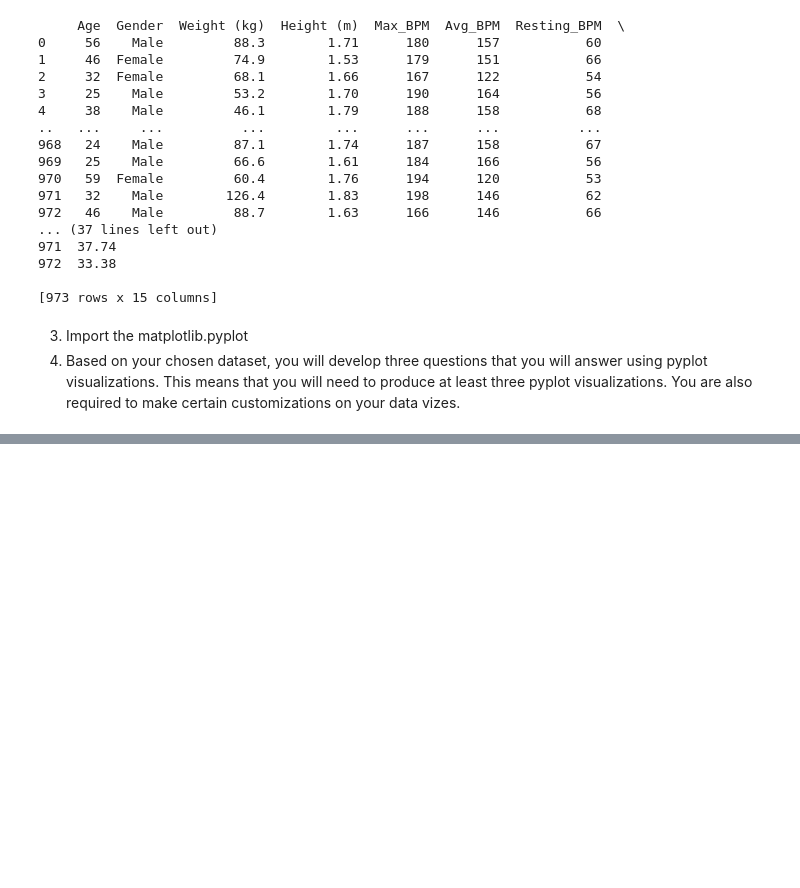
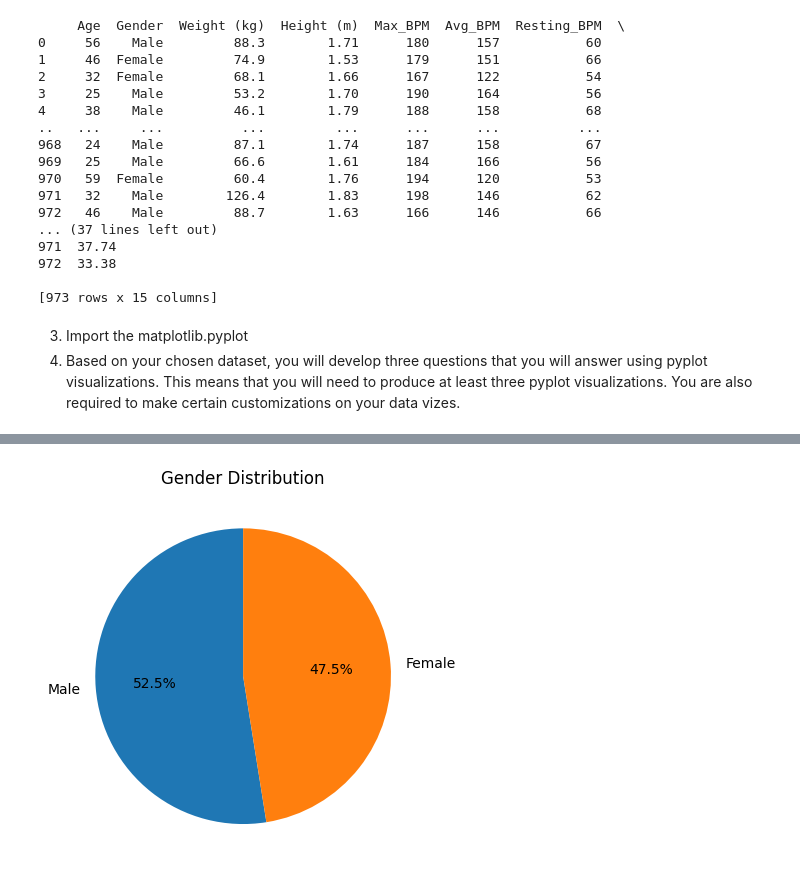
Before and after one commit to EdsonRaySanJuan/CpE-031-VDA-CpE-21S4, a Jupyter notebook: Midterm/Laboratory Introduction to Matplot/Exercise_8.ipynb, the cells around one changed output, grey strips where cells are left out. Cells and saved outputs as stored; diff of their text form; code cells hidden in the pictures; blank space fills up the shorter version.

```diff
--- a/Midterm/Laboratory Introduction to Matplot/Exercise_8.ipynb
+++ b/Midterm/Laboratory Introduction to Matplot/Exercise_8.ipynb
@@ -404,0 +364,9 @@ plt.show()
+# %%
+#Pie Graph
+labels = df['Gender'].unique()
+
+plt.pie(df['Gender'].value_counts(), labels=labels, autopct='%1.1f%%', startangle=90)  # Use value_counts() for frequency and assign labels
+plt.title('Gender Distribution')
+plt.show()
+# %% [output]
+[figure, added]
```
Also changed, not shown: parts of 7 cells of this notebook.
